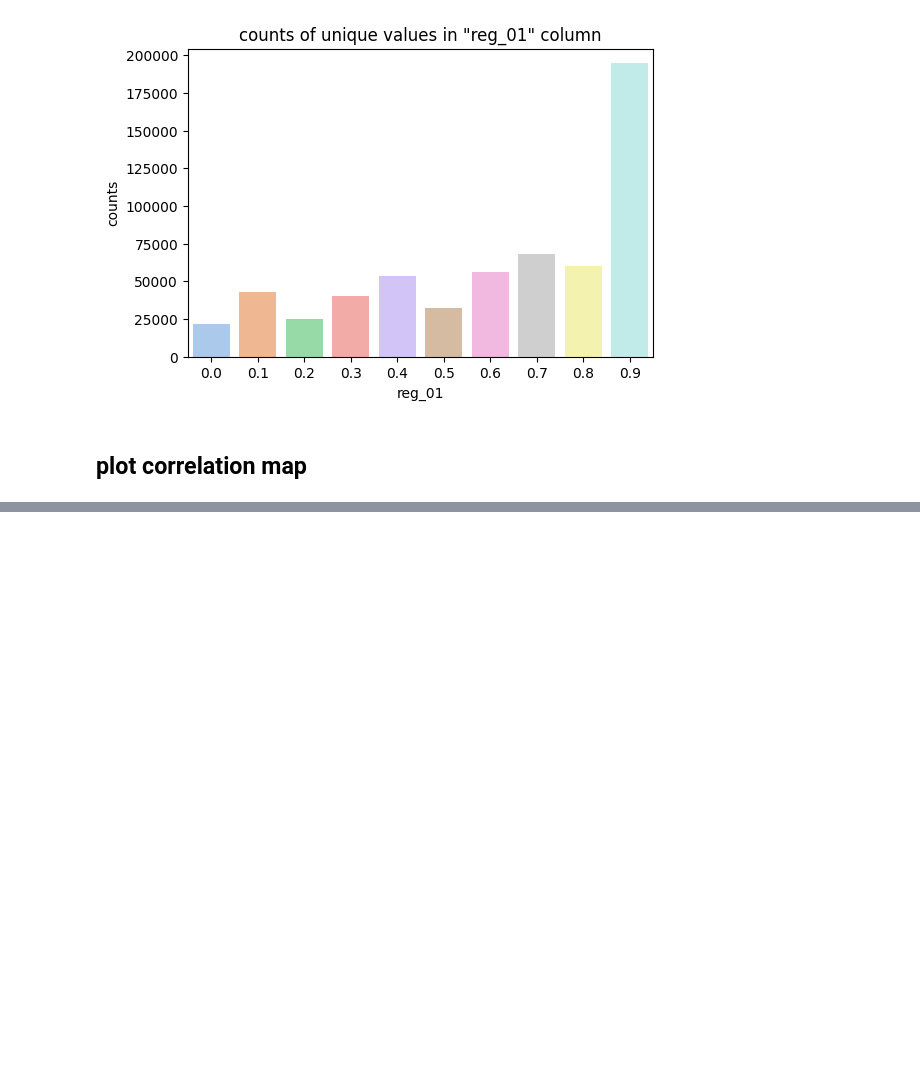
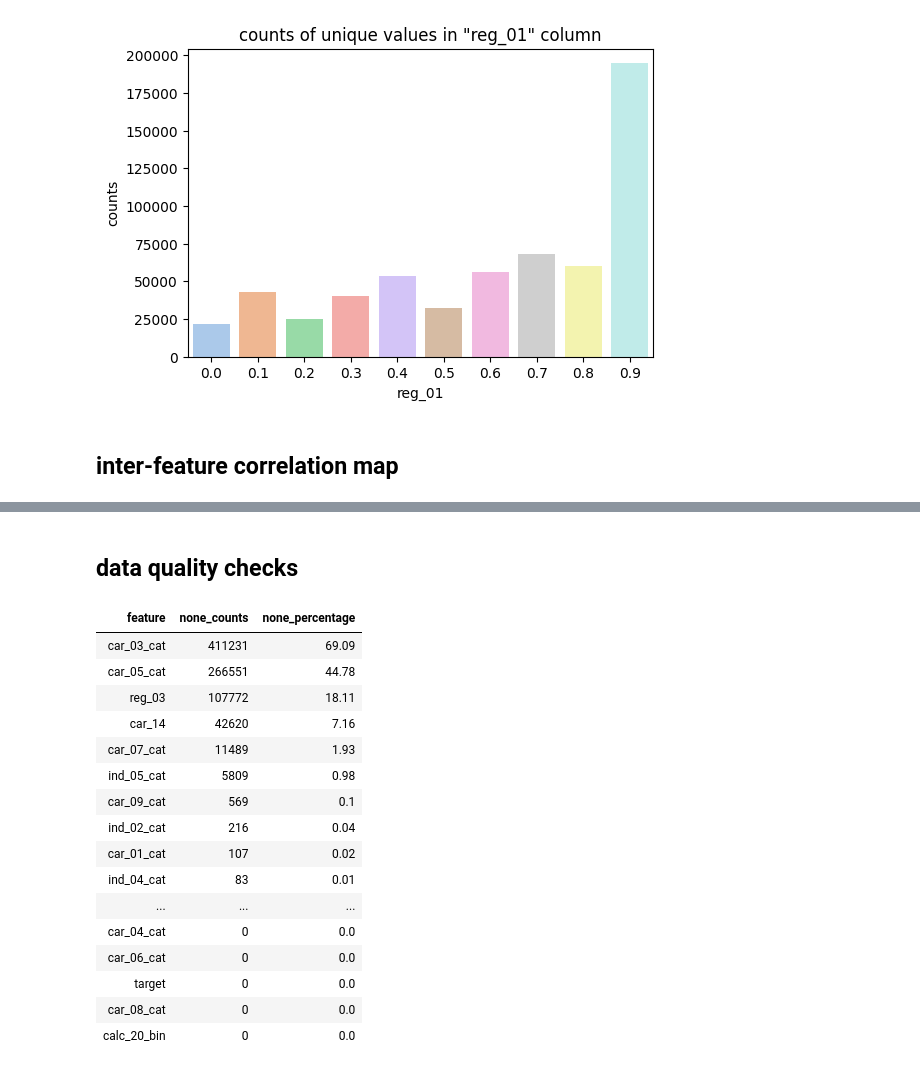
Before and after one commit to armiro/safe-driver-prediction, a Jupyter notebook: eda.ipynb, the cells around one changed output, grey strips where cells are left out. Cells and saved outputs as stored; diff of their text form; code cells hidden in the pictures; blank space fills up the shorter version.

```diff
--- a/eda.ipynb
+++ b/eda.ipynb
@@ -142,7 +142,7 @@ plot_counts_per_feature(
 [figure]
 # %% [markdown]
 
-## plot correlation map
+## inter-feature correlation map
 # %%
 corr_matrix = train_df.corr(method='spearman')  # set to spearman to catch subtle correlations
 
@@ -160,3 +160,35 @@ fig.update_layout(width=1000, height=1000, title="Interactive Correlation Heatma
 fig.show()
 # %% [output]
 [interactive output not drawn]
+# %% [markdown]
+
+## data quality checks
+# %%
+missing_counts = (train_df == -1).sum()
+missing_percent = round((missing_counts / len(train_df)) * 100, 2)
+
+missing_df = pd.DataFrame({
+    'feature': missing_counts.index,
+    'none_counts': missing_counts.values,
+    'none_percentage': missing_percent.values
+})
+
+missing_df.sort_values(by='none_percentage', ascending=False).display()
+# %% [output]
+| feature | none_counts | none_percentage |
+| car_03_cat | 411231 | 69.09 |
+| car_05_cat | 266551 | 44.78 |
+| reg_03 | 107772 | 18.11 |
+| car_14 | 42620 | 7.16 |
+| car_07_cat | 11489 | 1.93 |
+| ind_05_cat | 5809 | 0.98 |
+| car_09_cat | 569 | 0.1 |
+| ind_02_cat | 216 | 0.04 |
+| car_01_cat | 107 | 0.02 |
+| ind_04_cat | 83 | 0.01 |
+| ... | ... | ... |
+| car_04_cat | 0 | 0.0 |
+| car_06_cat | 0 | 0.0 |
+| target | 0 | 0.0 |
+| car_08_cat | 0 | 0.0 |
+| calc_20_bin | 0 | 0.0 |
```
Also changed, not shown: parts of 6 cells of this notebook.
